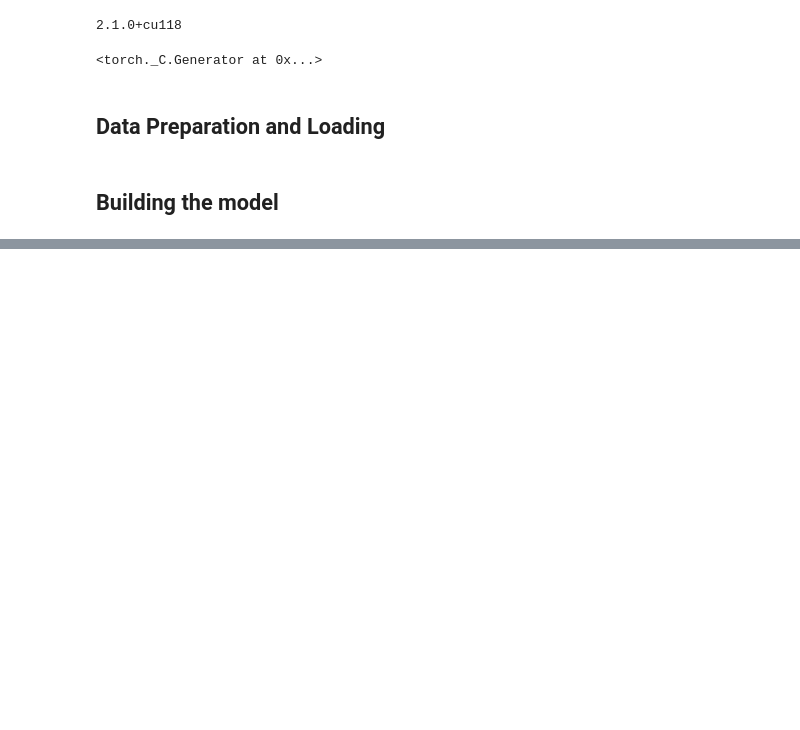
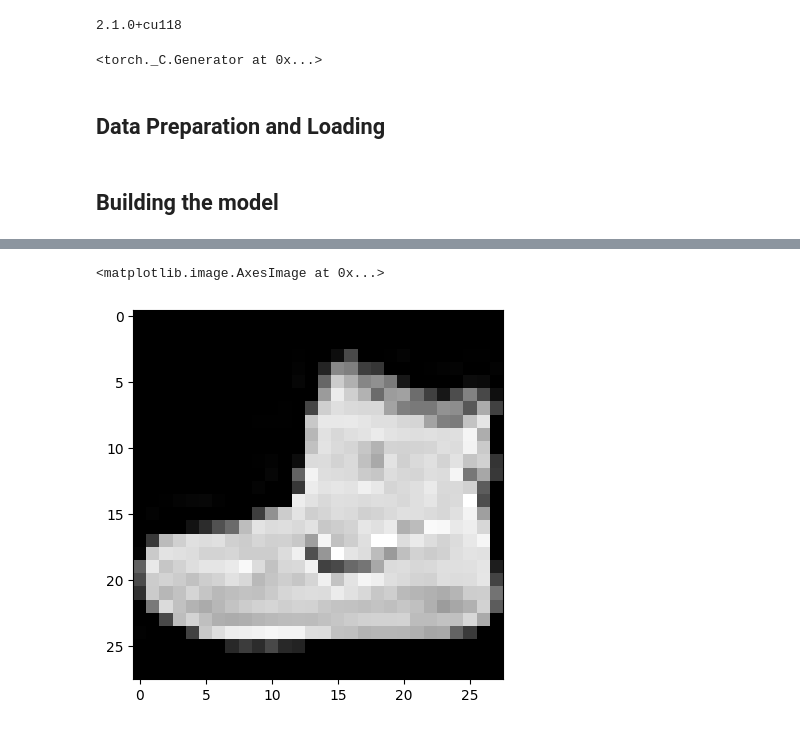
Before and after one commit to tejaschaudhari2811/Machine-Learning-Practice, a Jupyter notebook: Pytorch.ipynb, the cells around one changed output, grey strips where cells are left out. Cells and saved outputs as stored; diff of their text form; code cells hidden in the pictures; blank space fills up the shorter version.

```diff
--- a/Pytorch.ipynb
+++ b/Pytorch.ipynb
@@ -57,0 +249,5 @@ with torch.inference_mode():
+# %%
+plt.imshow(image.squeeze(), cmap="gray")
+# %% [output]
+<matplotlib.image.AxesImage at 0x...>
+[figure, added]
```
Also changed, not shown: parts of 14 cells of this notebook.
